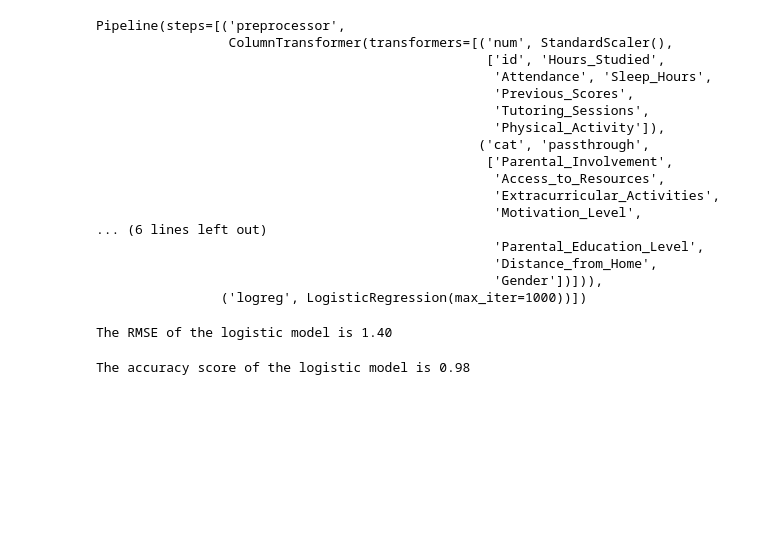
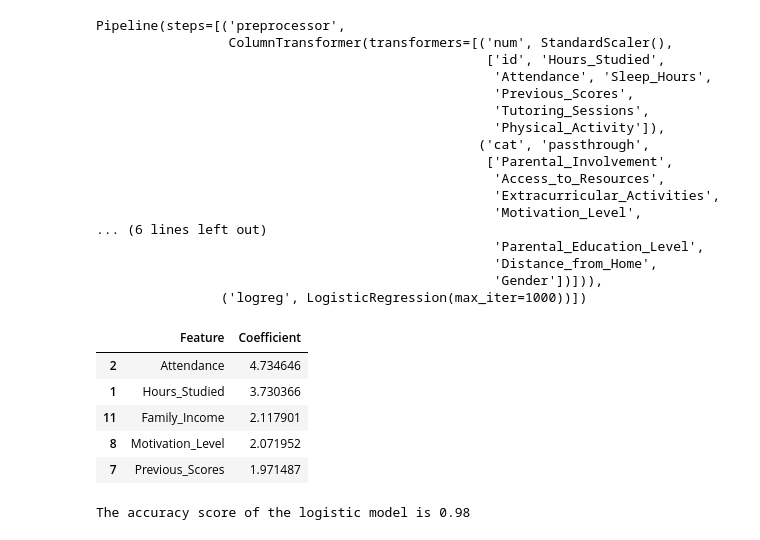
Before and after one commit to Staticy01/Student_Grades, a Jupyter notebook: Student-Predictions.ipynb, the cells around one changed output. Saved outputs shown, nothing was run; the diff lists cells and outputs as text; code cells hidden in the pictures; blank space fills up the shorter version.

```diff
--- a/Student-Predictions.ipynb
+++ b/Student-Predictions.ipynb
@@ -162,12 +191,24 @@ logistic_pred = clf.predict(X_test) #Making predictions on testing data
 
 logistic_scores = clf.predict_proba(X_test)
 logistic_scores = logistic_scores[:, 1]
-
-MSE = np.mean((y_test - logistic_pred)^2)
-RMSE = np.sqrt(MSE)
-print(f"The RMSE of the logistic model is {RMSE:.2f}")
-# %% [output]
-The RMSE of the logistic model is 1.40
+# %%
+coef = clf.named_steps['logreg'].coef_[0]
+
+coef_df = pd.DataFrame({
+    'Feature': X_train.columns,
+    'Coefficient': coef
+})
+
+top_coef = coef_df.reindex(coef_df.Coefficient.abs().sort_values(ascending=False).index)
+
+top_coef.head(5)
+# %% [output]
+|  | Feature | Coefficient |
+| 2 | Attendance | 4.734646 |
+| 1 | Hours_Studied | 3.730366 |
+| 11 | Family_Income | 2.117901 |
+| 8 | Motivation_Level | 2.071952 |
+| 7 | Previous_Scores | 1.971487 |
 # %%
 logistic_acc = accuracy_score(y_test, logistic_pred)
 print(f"The accuracy score of the logistic model is {logistic_acc:.2f}")
```
Also changed, not shown: parts of 17 cells of this notebook, 1 other file.
